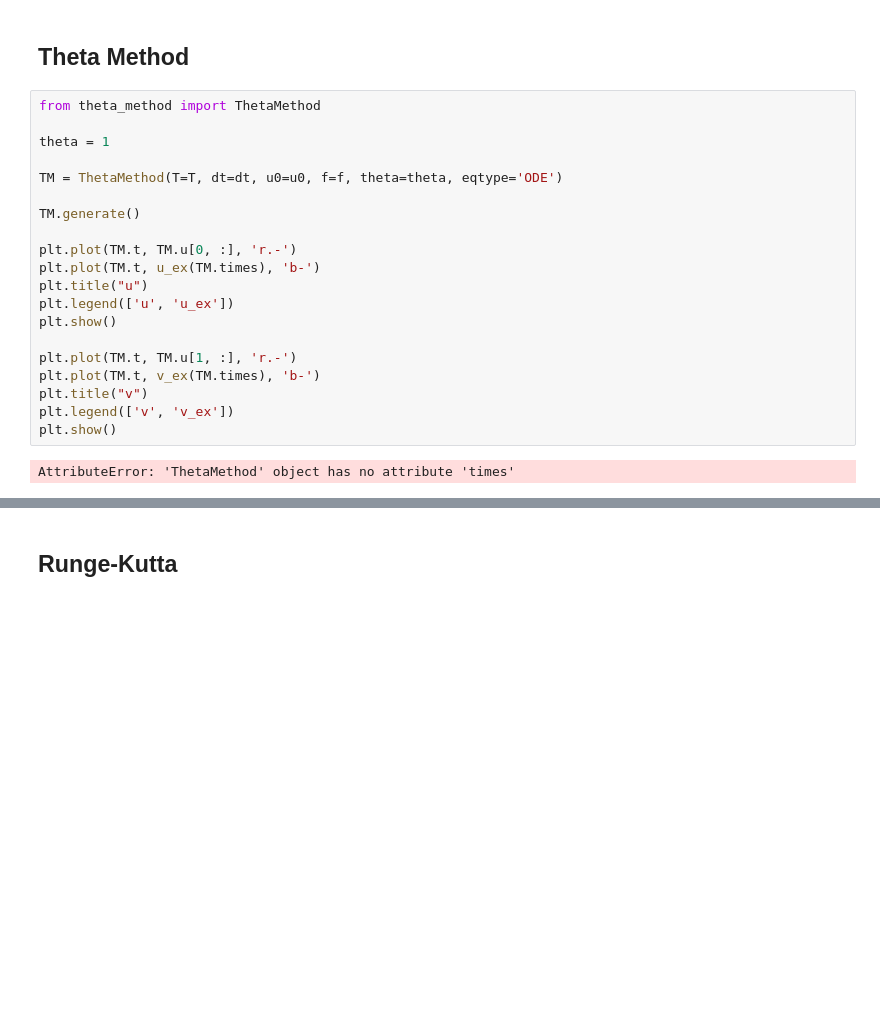
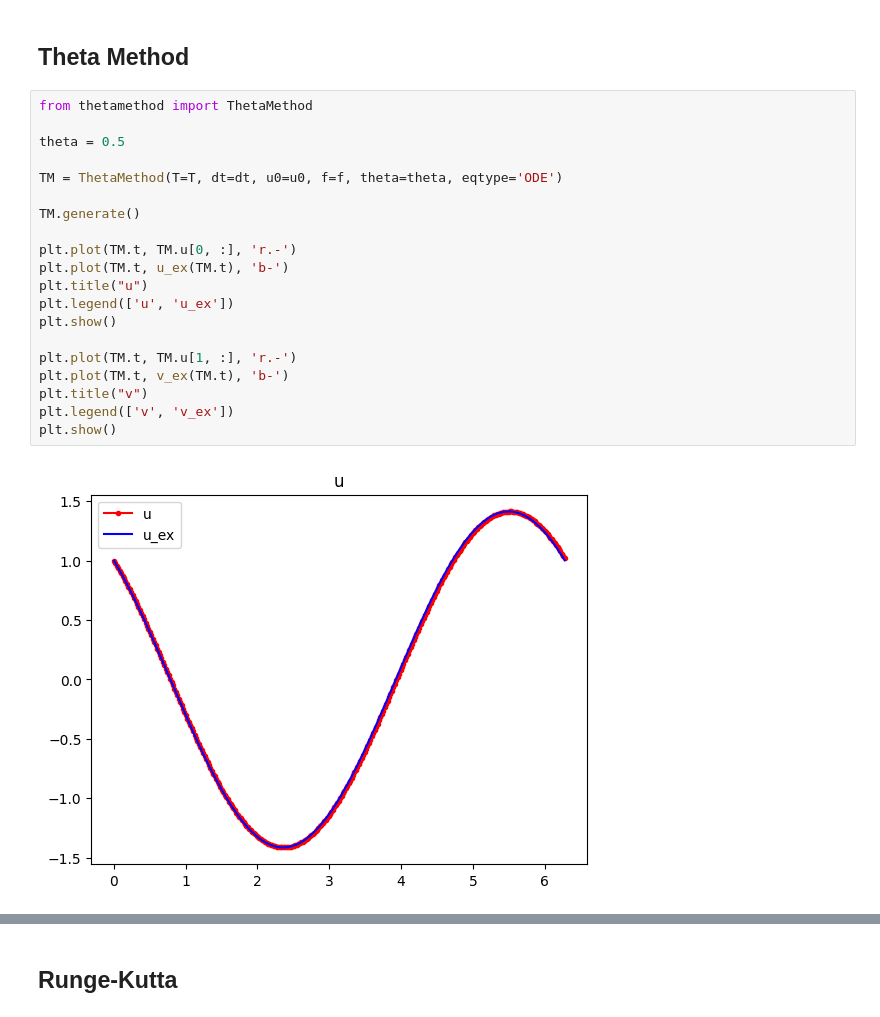
Before and after one commit to ibismanu/PACSproject_LED, a Jupyter notebook: scripts/datagen/testing.ipynb, the cells around one changed output, grey strips where cells are left out. Saved outputs shown, nothing was run; the diff lists cells and outputs as text; blank space fills up the shorter version.

```diff
--- a/scripts/datagen/testing.ipynb
+++ b/scripts/datagen/testing.ipynb
@@ -32,24 +32,24 @@ def v_ex(t): return np.cos(t)+np.sin(t)
 # %% [markdown]
 ## Theta Method
 # %%
-from theta_method import ThetaMethod
+from thetamethod import ThetaMethod
 
-theta = 1
+theta = 0.5
 
 TM = ThetaMethod(T=T, dt=dt, u0=u0, f=f, theta=theta, eqtype='ODE')
 
 TM.generate()
 
 plt.plot(TM.t, TM.u[0, :], 'r.-')
-plt.plot(TM.t, u_ex(TM.times), 'b-')
+plt.plot(TM.t, u_ex(TM.t), 'b-')
 plt.title("u")
 plt.legend(['u', 'u_ex'])
 plt.show()
 
 plt.plot(TM.t, TM.u[1, :], 'r.-')
-plt.plot(TM.t, v_ex(TM.times), 'b-')
+plt.plot(TM.t, v_ex(TM.t), 'b-')
 plt.title("v")
 plt.legend(['v', 'v_ex'])
 plt.show()
 # %% [output]
-AttributeError: 'ThetaMethod' object has no attribute 'times'
+[figure, added]
```
Also changed, not shown: parts of 3 cells of this notebook, 3 other files.
